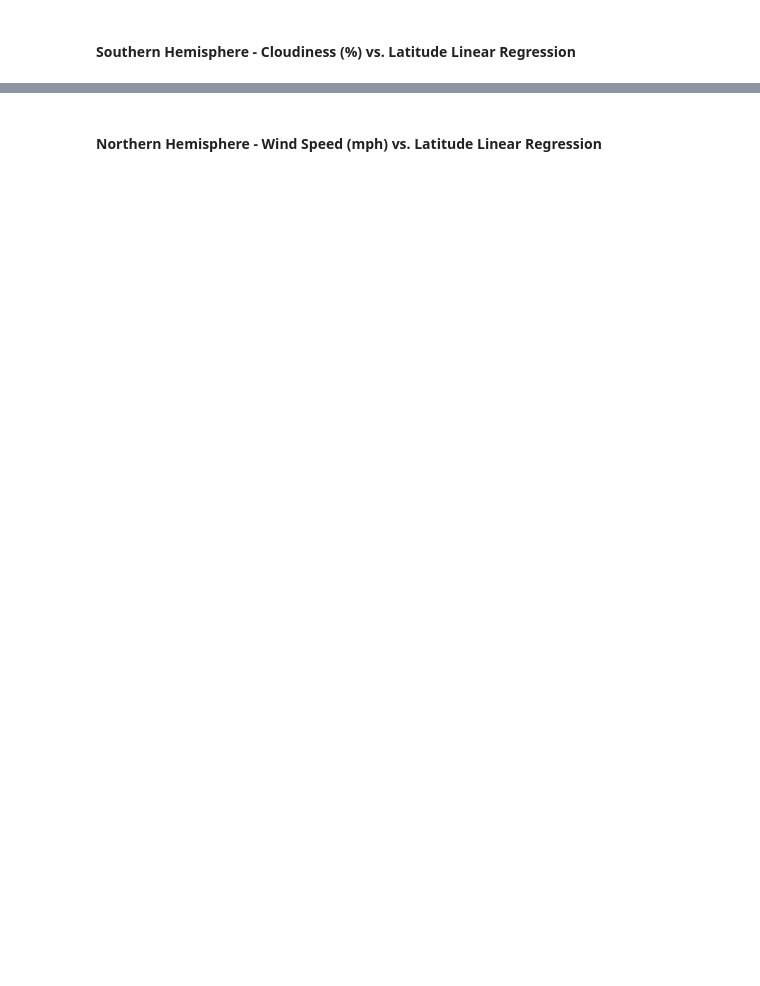
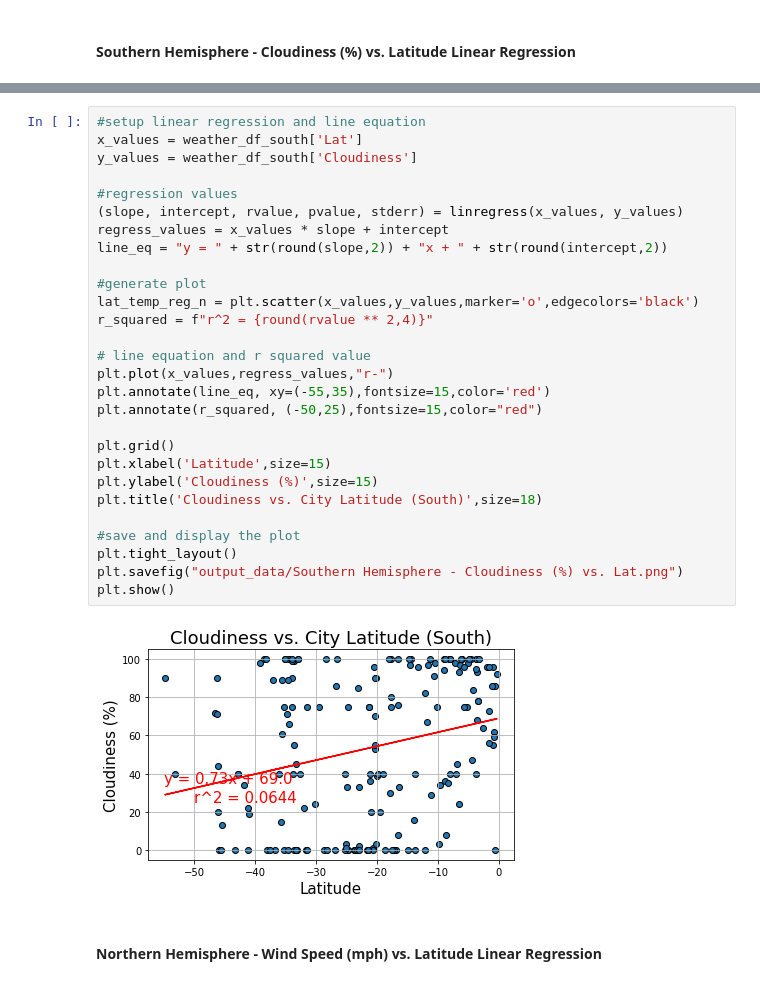
Before and after one commit to cdalsania/API-Challenge, a Jupyter notebook: WeatherPy.ipynb, the cells around one changed output, grey strips where cells are left out. Cells and saved outputs as stored; diff of their text form; blank space fills up the shorter version.

```diff
--- a/WeatherPy.ipynb
+++ b/WeatherPy.ipynb
@@ -515,2 +539,32 @@ The r-value is: 0.0035263772085582894
+# %%
+#setup linear regression and line equation
+x_values = weather_df_south['Lat']
+y_values = weather_df_south['Cloudiness']
+
+#regression values
+(slope, intercept, rvalue, pvalue, stderr) = linregress(x_values, y_values)
+regress_values = x_values * slope + intercept
+line_eq = "y = " + str(round(slope,2)) + "x + " + str(round(intercept,2))
+
+#generate plot
+lat_temp_reg_n = plt.scatter(x_values,y_values,marker='o',edgecolors='black')
+r_squared = f"r^2 = {round(rvalue ** 2,4)}"
+
+# line equation and r squared value
+plt.plot(x_values,regress_values,"r-")
+plt.annotate(line_eq, xy=(-55,35),fontsize=15,color='red')
+plt.annotate(r_squared, (-50,25),fontsize=15,color="red")
+
+plt.grid()
+plt.xlabel('Latitude',size=15)
+plt.ylabel('Cloudiness (%)',size=15)
+plt.title('Cloudiness vs. City Latitude (South)',size=18)
+
+#save and display the plot
+plt.tight_layout()
+plt.savefig("output_data/Southern Hemisphere - Cloudiness (%) vs. Lat.png")
+plt.show()
+# %% [output]
+[figure, added]
 # %% [markdown]
 ####  Northern Hemisphere - Wind Speed (mph) vs. Latitude Linear Regression
```
Also changed, not shown: parts of 7 cells of this notebook.
